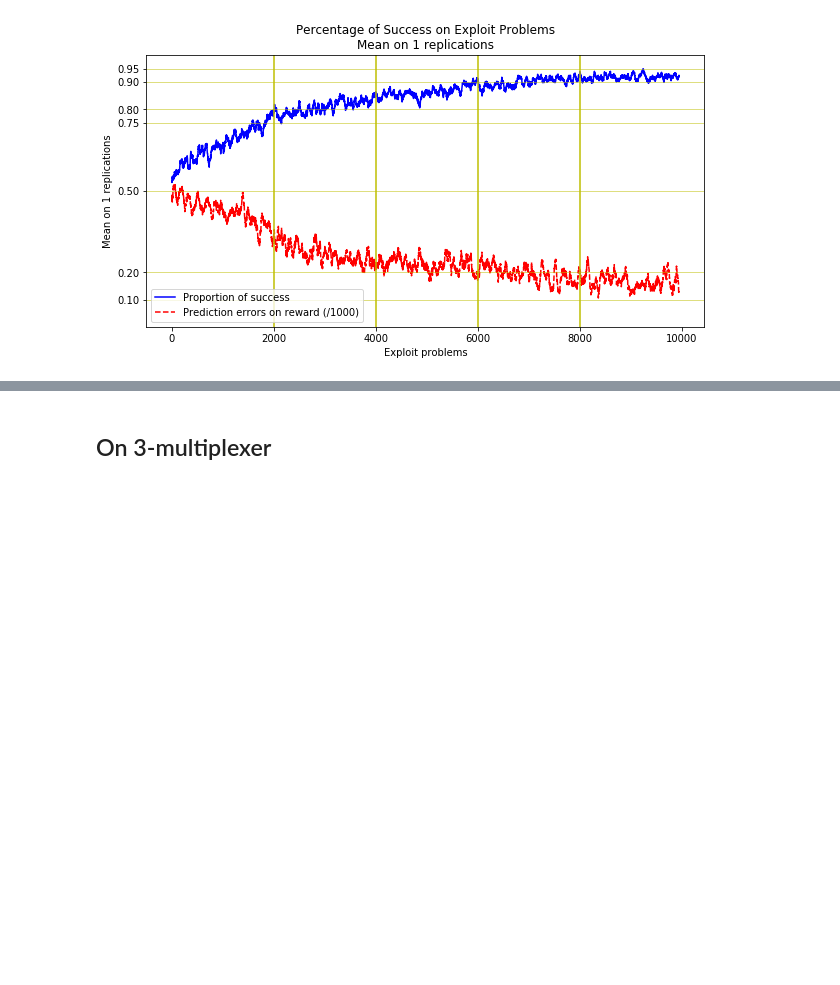
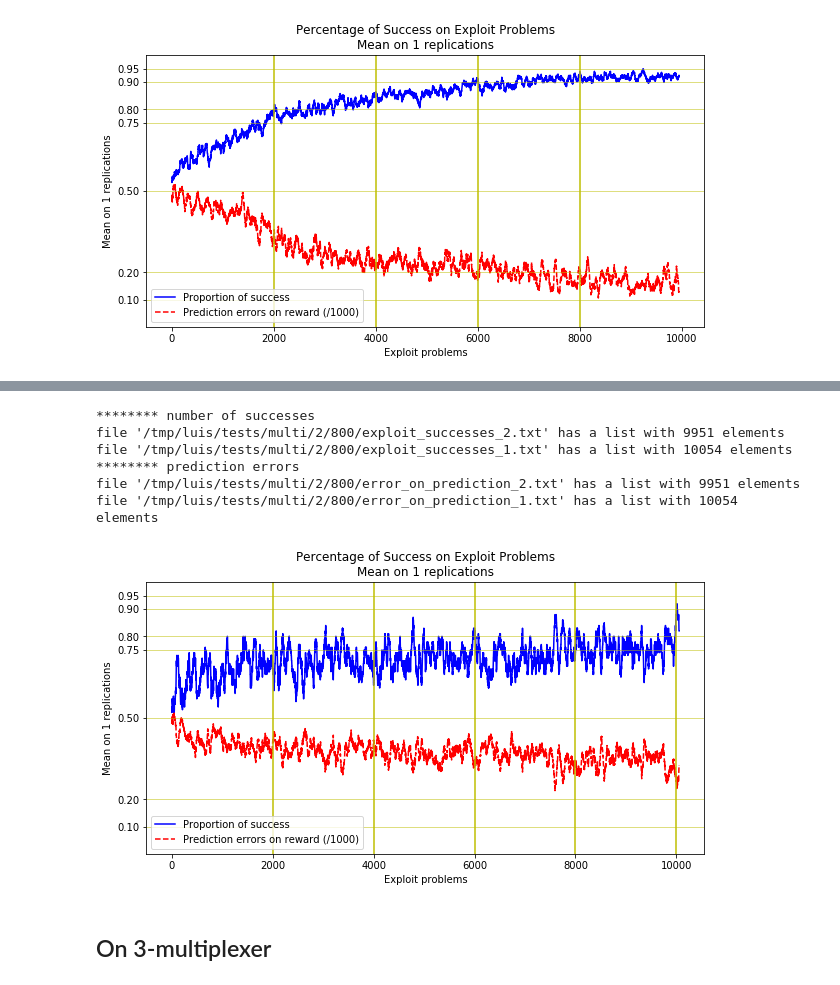
Before and after one commit to mamiriqbal1/xcs, a Jupyter notebook: xcs/input_encoding/real/Run2Multiplexer.ipynb, the cells around one changed output, grey strips where cells are left out. Cells and saved outputs as stored; diff of their text form; code cells hidden in the pictures; blank space fills up the shorter version.

```diff
--- a/xcs/input_encoding/real/Run2Multiplexer.ipynb
+++ b/xcs/input_encoding/real/Run2Multiplexer.ipynb
@@ -146,3 +163,13 @@ file '/tmp/luis/tests/error_on_prediction_1.txt' has a list with 9951 elements
+# %%
+examine_and_plot(dir = '/tmp/luis/tests/multi/2/800')
+# %% [output]
+******** number of successes
+file '/tmp/luis/tests/multi/2/800/exploit_successes_2.txt' has a list with 9951 elements
+file '/tmp/luis/tests/multi/2/800/exploit_successes_1.txt' has a list with 10054 elements
+******** prediction errors
+file '/tmp/luis/tests/multi/2/800/error_on_prediction_2.txt' has a list with 9951 elements
+file '/tmp/luis/tests/multi/2/800/error_on_prediction_1.txt' has a list with 10054 elements
+[figure, added]
 # %% [markdown]
 ## On 3-multiplexer
 # %%
```
Also changed, not shown: parts of 4 cells of this notebook, 12 other files.
